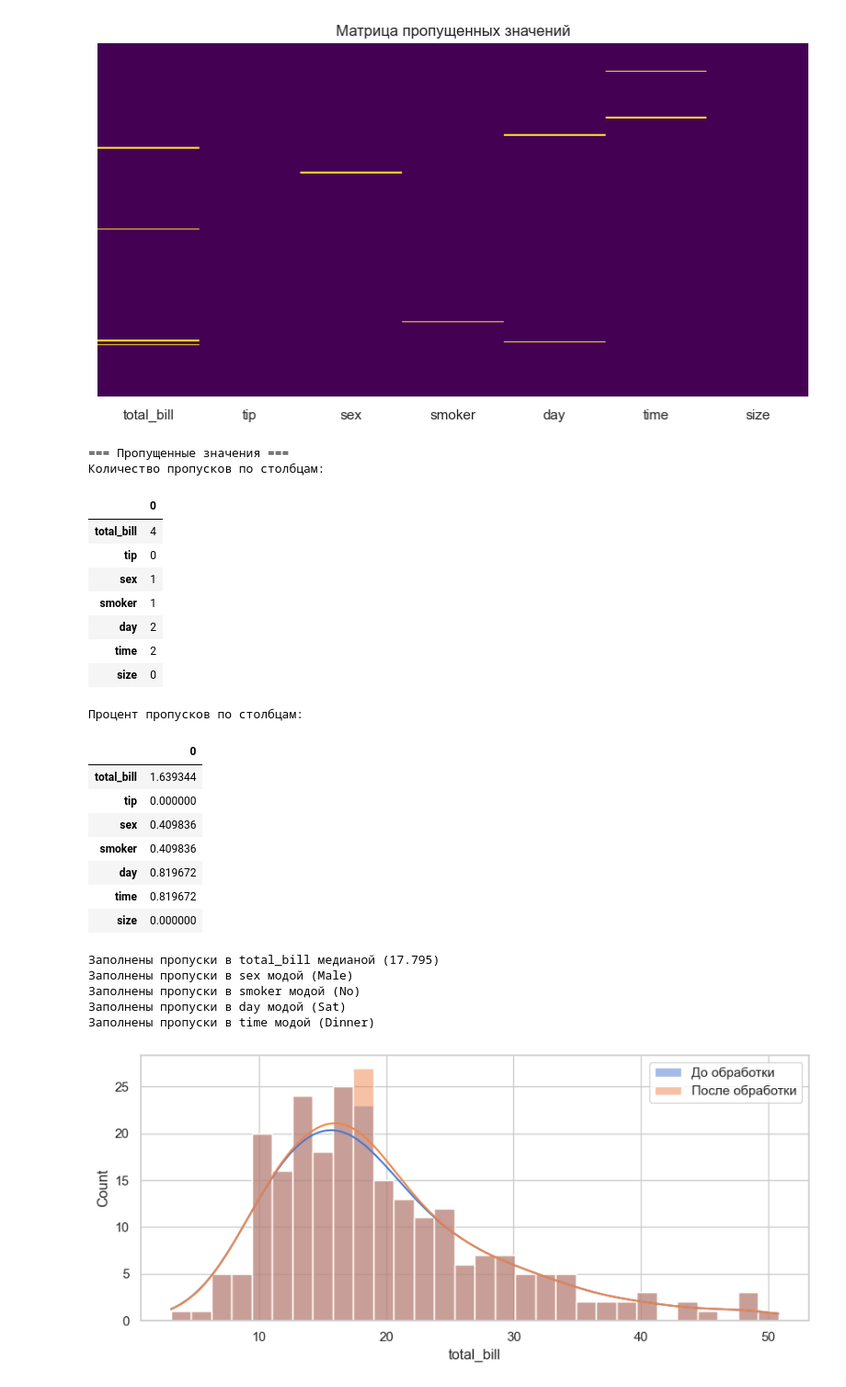
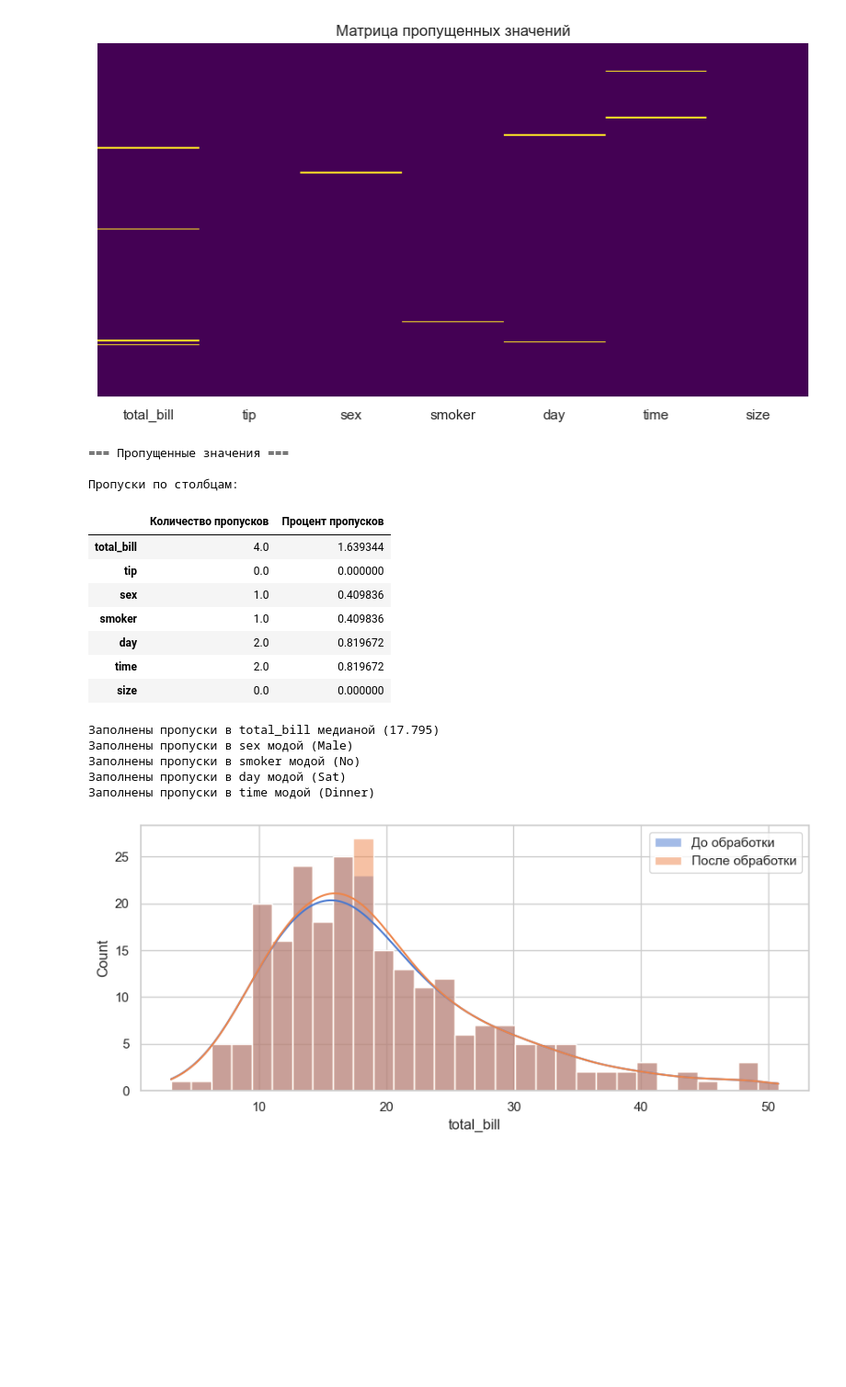
Before and after one commit to atrepalin/Statistics-RSREU, a Jupyter notebook: 1.1.ipynb, the cells around one changed output. Shown at 92% size. Saved outputs shown, nothing was run; the diff lists cells and outputs as text; code cells hidden in the pictures; blank space fills up the shorter version.

```diff
--- a/1.1.ipynb
+++ b/1.1.ipynb
@@ -81,50 +81,44 @@ plt.show()
 # %%
 print("\n=== Пропущенные значения ===")
 missing_counts = tips.isnull().sum()
 missing_percent = tips.isnull().mean() * 100
-print("Количество пропусков по столбцам:")
-display(missing_counts.to_frame())
-print("\nПроцент пропусков по столбцам:")
-display(missing_percent.to_frame())
+print("\nПропуски по столбцам:")
+missings = pd.DataFrame(
+    data=[missing_counts, missing_percent],
+    index=["Количество пропусков", "Процент пропусков"],
+).T
+display(missings)
 
 tips_processed = tips.copy()
 
 for col in numeric_cols:
     if tips_processed[col].isnull().any():
         median_value = tips_processed[col].median()
         tips_processed[col] = tips_processed[col].fillna(median_value)
         print(f"Заполнены пропуски в {col} медианой ({median_value})")
 
 for col in categorical_cols:
     if tips_processed[col].isnull().any():
         mode_value = tips_processed[col].mode()[0]
         tips_processed[col] = tips_processed[col].fillna(mode_value)
         print(f"Заполнены пропуски в {col} модой ({mode_value})")
 # %% [output]
 === Пропущенные значения ===
-Количество пропусков по столбцам:
+
+Пропуски по столбцам:
-|  | 0 |
-| total_bill | 4 |
-| tip | 0 |
-| sex | 1 |
-| smoker | 1 |
-| day | 2 |
-| time | 2 |
-| size | 0 |
+|  | Количество пропусков | Процент пропусков |
+| total_bill | 4.0 | 1.639344 |
+| tip | 0.0 | 0.000000 |
+| sex | 1.0 | 0.409836 |
+| smoker | 1.0 | 0.409836 |
+| day | 2.0 | 0.819672 |
+| time | 2.0 | 0.819672 |
+| size | 0.0 | 0.000000 |
-Процент пропусков по столбцам:
+Заполнены пропуски в total_bill медианой (17.795)
+Заполнены пропуски в sex модой (Male)
+Заполнены пропуски в smoker модой (No)
+Заполнены пропуски в day модой (Sat)
+Заполнены пропуски в time модой (Dinner)
-|  | 0 |
-| total_bill | 1.639344 |
-| tip | 0.000000 |
-| sex | 0.409836 |
-| smoker | 0.409836 |
-| day | 0.819672 |
-| time | 0.819672 |
-| size | 0.000000 |
-Заполнены пропуски в total_bill медианой (17.795)
-Заполнены пропуски в sex модой (Male)
-Заполнены пропуски в smoker модой (No)
-Заполнены пропуски в day модой (Sat)
-Заполнены пропуски в time модой (Dinner)
 # %%
 plt.figure(figsize=(10, 4))
 
```
Also changed, not shown: parts of 1 cell of this notebook, 1 other file.
